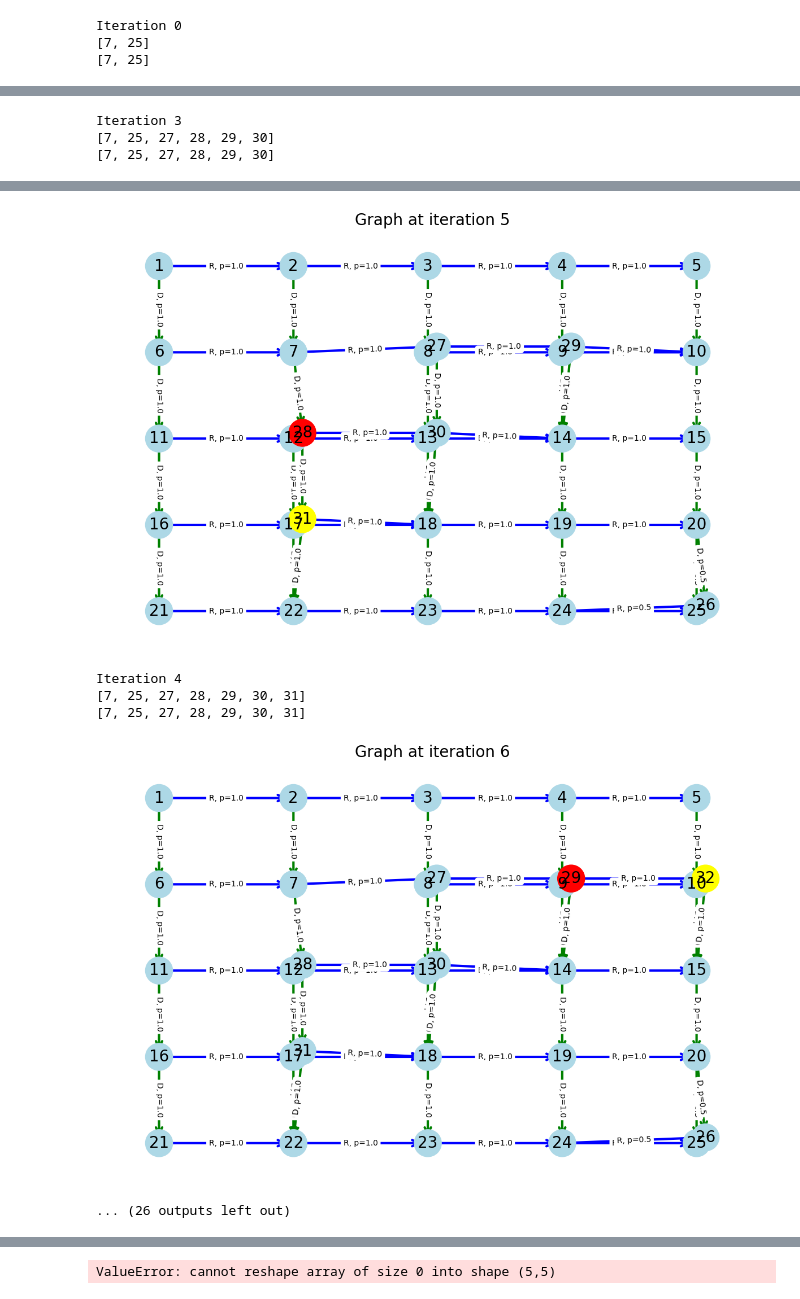
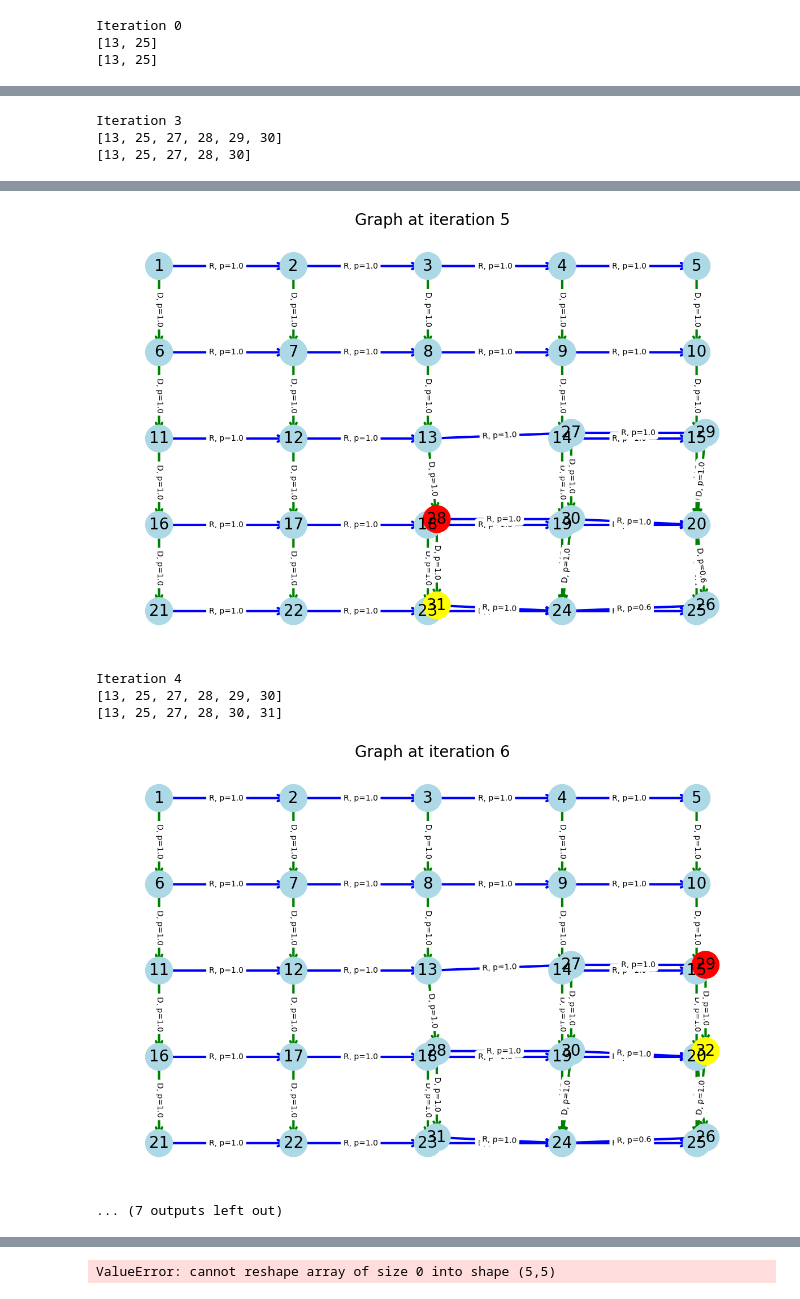
Before and after one commit to jungsunyoo/CSCG_LCM, a Jupyter notebook: dev-split-contingency-final.ipynb, the cells around one changed output, grey strips where cells are left out. Cells and saved outputs as stored; diff of their text form; code cells hidden in the pictures.

```diff
--- a/dev-split-contingency-final.ipynb
+++ b/dev-split-contingency-final.ipynb
@@ -409,7 +409,7 @@ from util import *
 size = 5
 env_size = (size,size)
 rewarded_terminal = env_size[0]*env_size[1]
-cue_states = [7]
+cue_states = [13]
 env = GridEnvRightDownNoSelf(env_size=env_size,
                              rewarded_terminal = [rewarded_terminal],
                              cue_states=cue_states)
@@ -422,7 +422,7 @@ n_episodes = 1000
 max_steps_per_episode = 100
 
 dataset = generate_dataset(env, n_episodes, max_steps_per_episode)
-transition_counts = TM(dataset)
+transition_counts = transition_matrix_action(dataset)
 denominators = transition_counts.sum(axis=2, keepdims=True)
 denominators[denominators == 0] = 1
 transition_probs = transition_counts / denominators
@@ -439,6 +439,11 @@ env.plot_graph(transition_probs,'initial',savename=savename)
 # Actual code
 for i in range(iterations):
     print("Iteration {}".format(i))
+
+    # compute SR
+
+
+
     entropies = compute_transition_entropies(transition_probs)
     stochastic_pairs = find_stochastic_state_actions_by_entropy(entropies, eps=1e-9) # (s,a,sprime,sprime2)
 
@@ -510,7 +515,7 @@ for i in range(iterations):
 
                                 dataset[d][0] = [new_clone if x==successor else x for x in dataset[d][0]]
                 # 2. modify transition count
-                transition_counts = TM(dataset)
+                transition_counts = transition_matrix_action(dataset)
                 denominators = transition_counts.sum(axis=2, keepdims=True)
                 denominators[denominators == 0] = 1
                 transition_probs = transition_counts / denominators
@@ -527,5 +532,5 @@ env.plot_graph(transition_probs,'final', savename=savename)
 # %% [output]
 [figure]
 Iteration 0
-[7, 25]
-[7, 25]
+[13, 25]
+[13, 25]
@@ -544,3 +549,3 @@ Iteration 2
 Iteration 3
-[7, 25, 27, 28, 29, 30]
-[7, 25, 27, 28, 29, 30]
+[13, 25, 27, 28, 29, 30]
+[13, 25, 27, 28, 30]
@@ -548,9 +553,9 @@ Iteration 3
-[figure, old version]
+[figure, new version]
 Iteration 4
-[7, 25, 27, 28, 29, 30, 31]
-[7, 25, 27, 28, 29, 30, 31]
+[13, 25, 27, 28, 29, 30]
+[13, 25, 27, 28, 30, 31]
-[figure, old version]
+[figure, new version]
-... (26 outputs left out)
+... (7 outputs left out)
 # %%
 n_states = max(max(pair[0]) for pair in dataset) + 1
 E_r = np.zeros((1,n_states))
```
Also changed, not shown: parts of 16 cells of this notebook, 17 other files.
